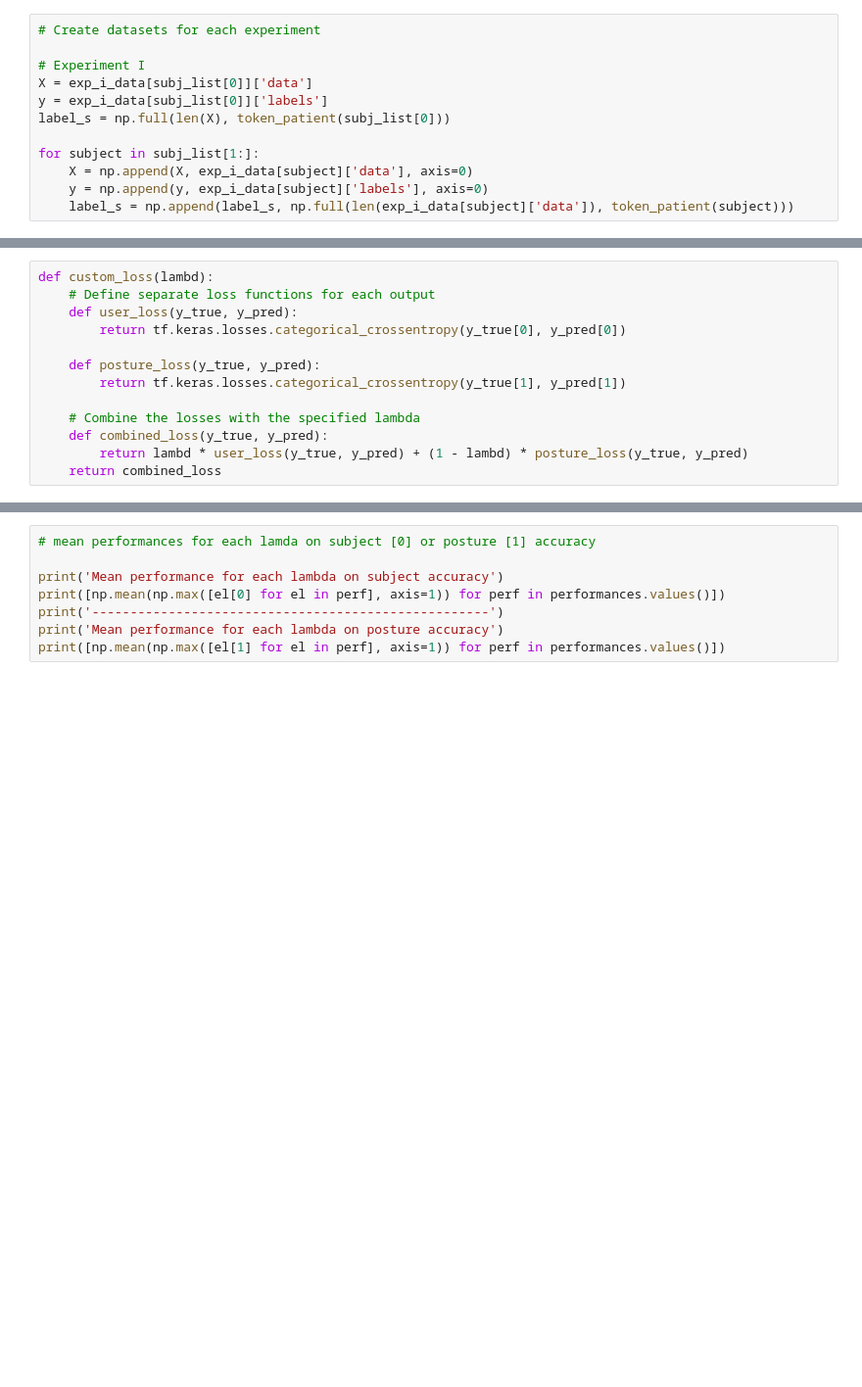
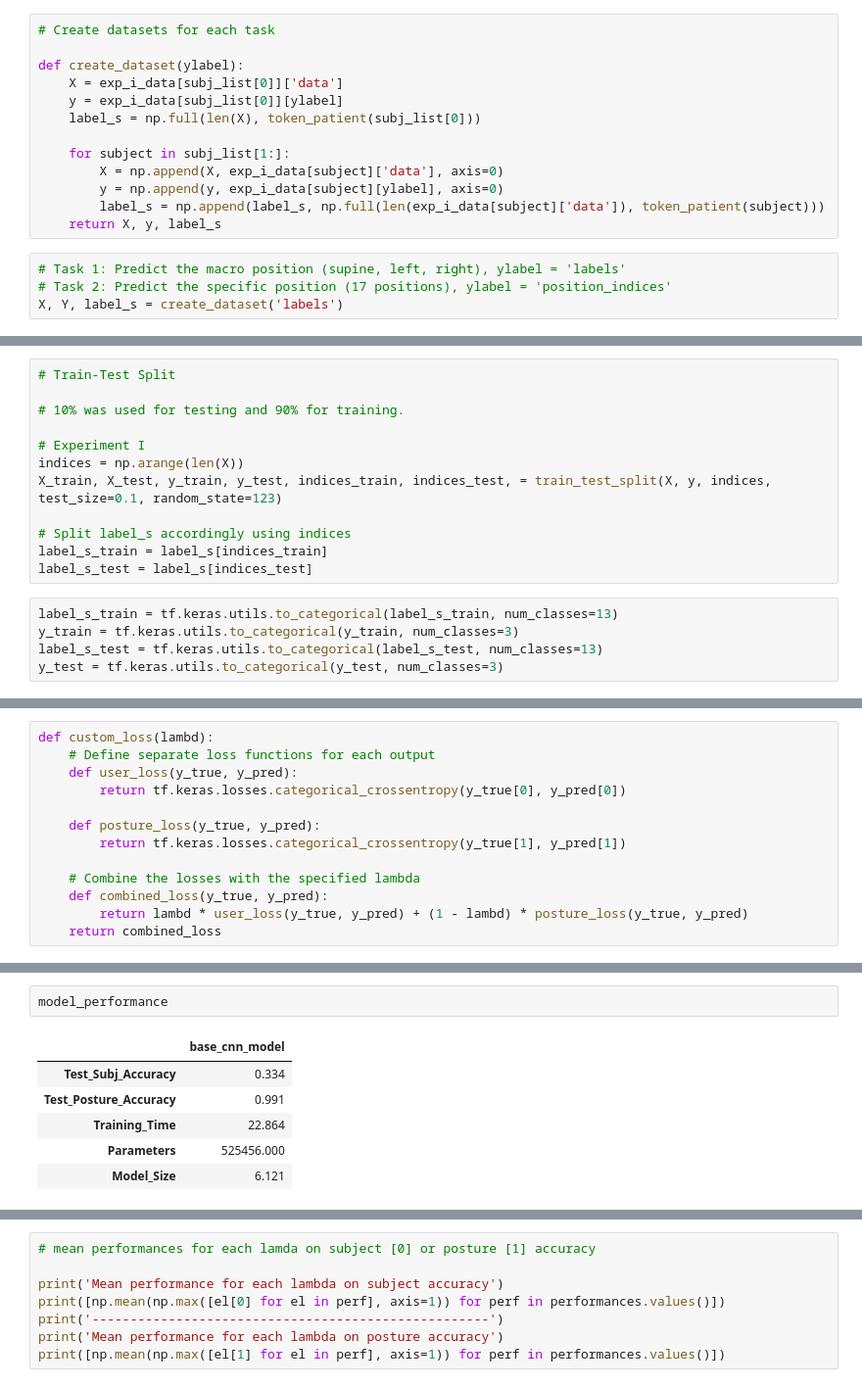
Before and after one commit to sofiapopetrogu/HDA, a Jupyter notebook: hda_project_new.ipynb, the cells around one changed output, grey strips where cells are left out. Shown at 98% size. Cells and saved outputs as stored; diff of their text form; blank space fills up the shorter version.

Commit message:
cleaned up model run and saving model performance

```diff
--- a/hda_project_new.ipynb
+++ b/hda_project_new.ipynb
@@ -199,12 +251,17 @@ def token_patient(x):
 # %%
-# Create datasets for each experiment
+# Create datasets for each task
 
-# Experiment I
-X = exp_i_data[subj_list[0]]['data']
-y = exp_i_data[subj_list[0]]['labels']
-label_s = np.full(len(X), token_patient(subj_list[0]))
+def create_dataset(ylabel):
+    X = exp_i_data[subj_list[0]]['data']
+    y = exp_i_data[subj_list[0]][ylabel]
+    label_s = np.full(len(X), token_patient(subj_list[0]))
 
-for subject in subj_list[1:]:
-    X = np.append(X, exp_i_data[subject]['data'], axis=0)
-    y = np.append(y, exp_i_data[subject]['labels'], axis=0)
-    label_s = np.append(label_s, np.full(len(exp_i_data[subject]['data']), token_patient(subject)))
+    for subject in subj_list[1:]:
+        X = np.append(X, exp_i_data[subject]['data'], axis=0)
+        y = np.append(y, exp_i_data[subject][ylabel], axis=0)
+        label_s = np.append(label_s, np.full(len(exp_i_data[subject]['data']), token_patient(subject)))
+    return X, y, label_s
+# %%
+# Task 1: Predict the macro position (supine, left, right), ylabel = 'labels'
+# Task 2: Predict the specific position (17 positions), ylabel = 'position_indices'
+X, Y, label_s = create_dataset('labels')
@@ -211 +272,18 @@ for subject in subj_list[1:]:
+# %%
+# Train-Test Split
+
+# 10% was used for testing and 90% for training.
+
+# Experiment I
+indices = np.arange(len(X))
+X_train, X_test, y_train, y_test, indices_train, indices_test, = train_test_split(X, y, indices, test_size=0.1, random_state=123)
+
+# Split label_s accordingly using indices
+label_s_train = label_s[indices_train]
+label_s_test = label_s[indices_test]
+# %%
+label_s_train = tf.keras.utils.to_categorical(label_s_train, num_classes=13)
+y_train = tf.keras.utils.to_categorical(y_train, num_classes=3)
+label_s_test = tf.keras.utils.to_categorical(label_s_test, num_classes=13)
+y_test = tf.keras.utils.to_categorical(y_test, num_classes=3)
 # %%
@@ -364 +490,10 @@ label_s_oh = tf.keras.utils.to_categorical(label_s, num_classes=13)
+# %%
+model_performance
+# %% [output]
+|  | base_cnn_model |
+| Test_Subj_Accuracy | 0.334 |
+| Test_Posture_Accuracy | 0.991 |
+| Training_Time | 22.864 |
+| Parameters | 525456.000 |
+| Model_Size | 6.121 |
 # %%
```
Also changed, not shown: parts of 19 cells of this notebook.
